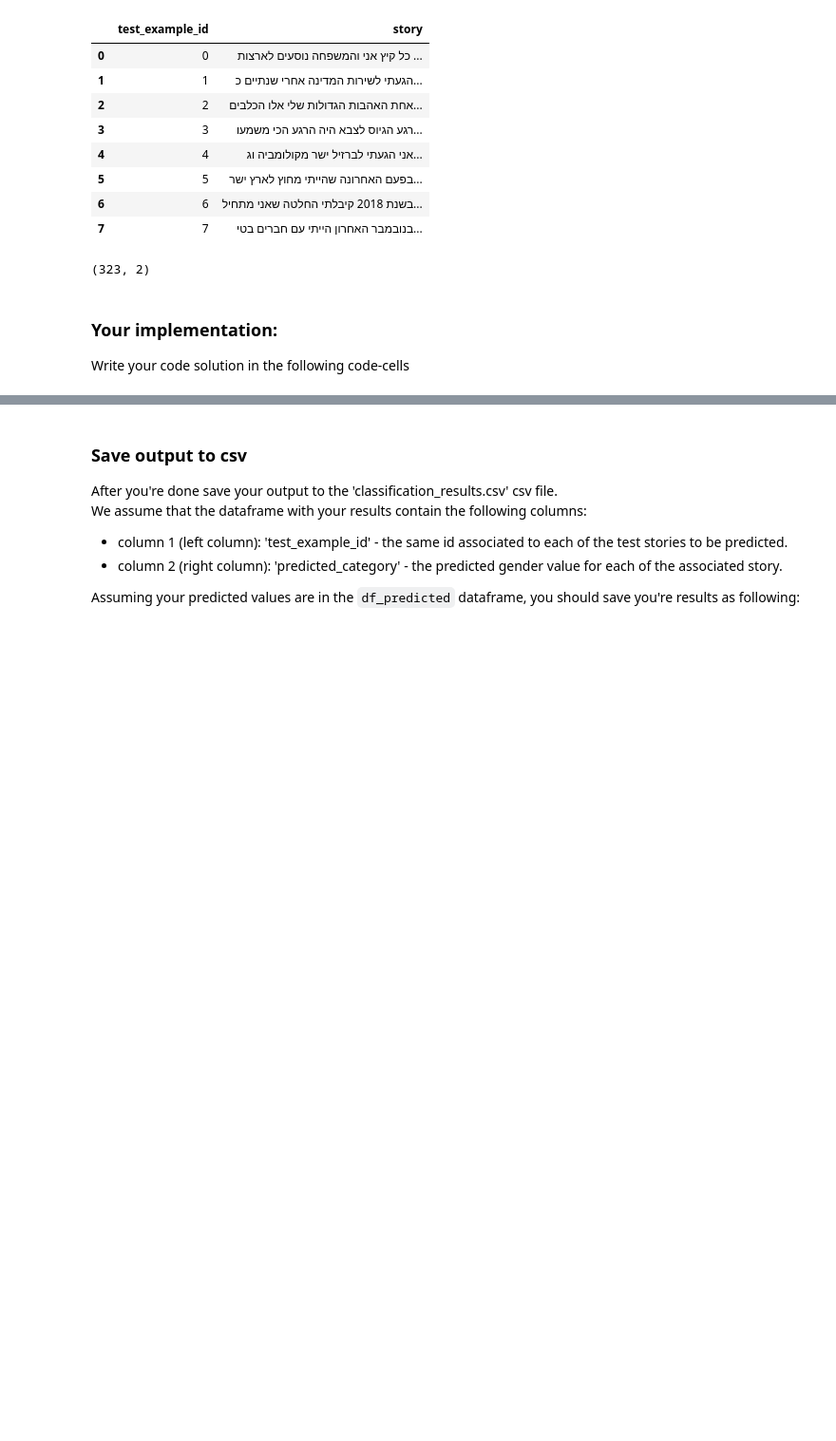
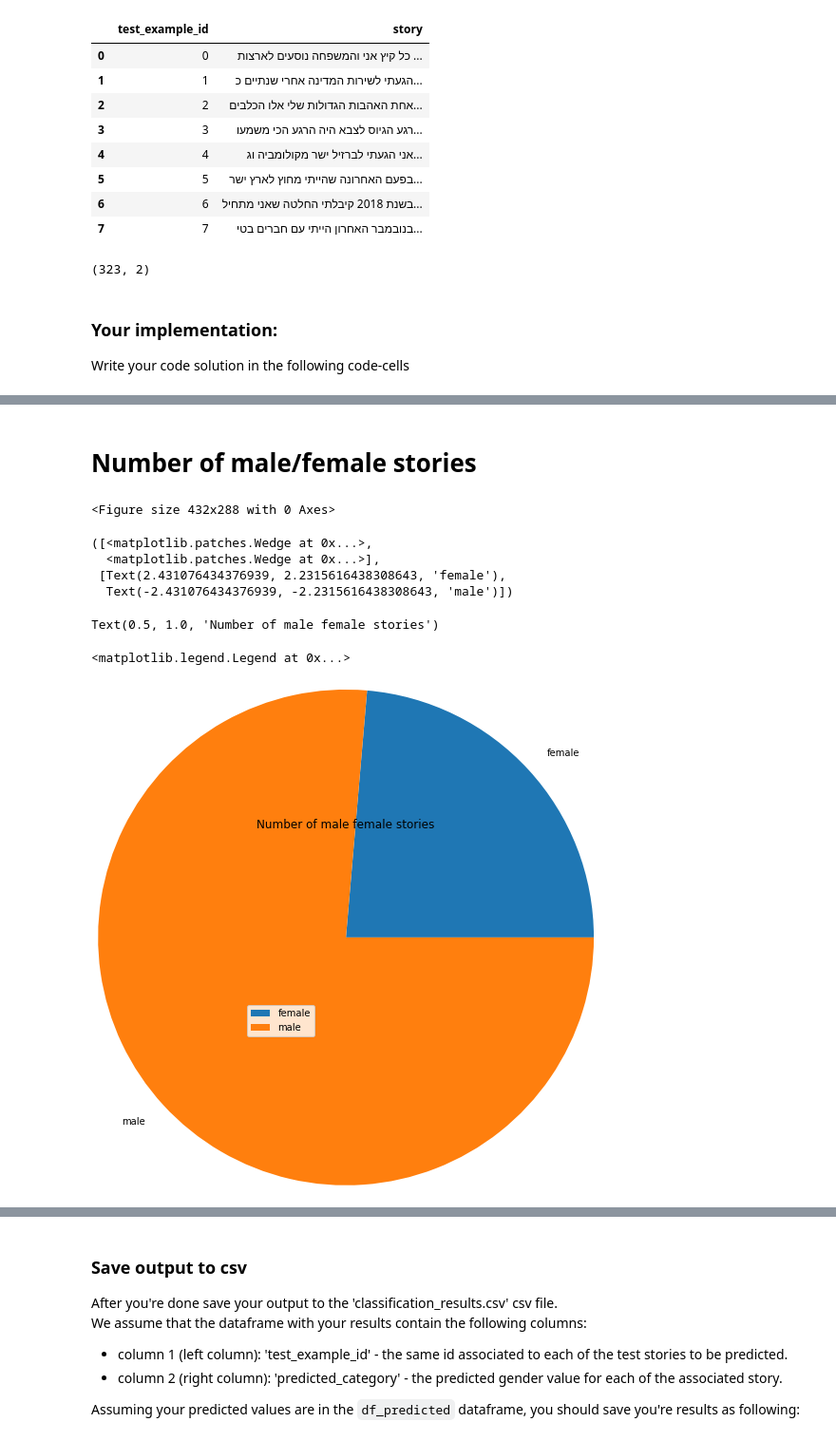
Before and after one commit to talsag-dev/Text_Analysis, a Jupyter notebook: Assignment4-text-analysis.ipynb, the cells around one changed output, grey strips where cells are left out. Shown at 95% size. Cells and saved outputs as stored; diff of their text form; code cells hidden in the pictures; blank space fills up the shorter version.

```diff
--- a/Assignment4-text-analysis.ipynb
+++ b/Assignment4-text-analysis.ipynb
@@ -168,0 +147,24 @@ Write your code solution in the following code-cells
+# %%
+# start by some EDA lets see if we have some missing values and the number
+# of men and women in data
+
+df_test.isnull().sum()
+df_train.isnull().sum()
+
+df_train[df_train.gender=='f'].size
+
+df_train[df_train.gender=='m'].size
+
+# i want to replace all the string vals with 0/1 accoring to female/male
+df_train.gender.replace({'f':0,'m':1},inplace=True)
+
+df_train.head()
+
+
+
+# vectorizer = CountVectorizer()
+# matrix = vectorizer.fit_transform(df_train['story'])
+
+# words_df = pd.DataFrame(matrix.toarray(),
+#                         columns=vectorizer.get_feature_names())
+# words_df
@@ -168,0 +186,17 @@ Write your code solution in the following code-cells
+# %% [markdown]
+# Number of male/female stories
+# %%
+plt.figure()
+plt.pie([df_train[df_train.gender==0].size,df_train[df_train.gender==1].size],labels=['female','male'],radius=3)
+plt.title('Number of male female stories')
+plt.legend(loc='lower left')
+plt.show()
+# %% [output]
+<Figure size 432x288 with 0 Axes>
+([<matplotlib.patches.Wedge at 0x...>,
+  <matplotlib.patches.Wedge at 0x...>],
+ [Text(2.431076434376939, 2.2315616438308643, 'female'),
+  Text(-2.431076434376939, -2.2315616438308643, 'male')])
+Text(0.5, 1.0, 'Number of male female stories')
+<matplotlib.legend.Legend at 0x...>
+[figure, added]
```
Also changed, not shown: parts of 33 cells of this notebook, 2 other files.
